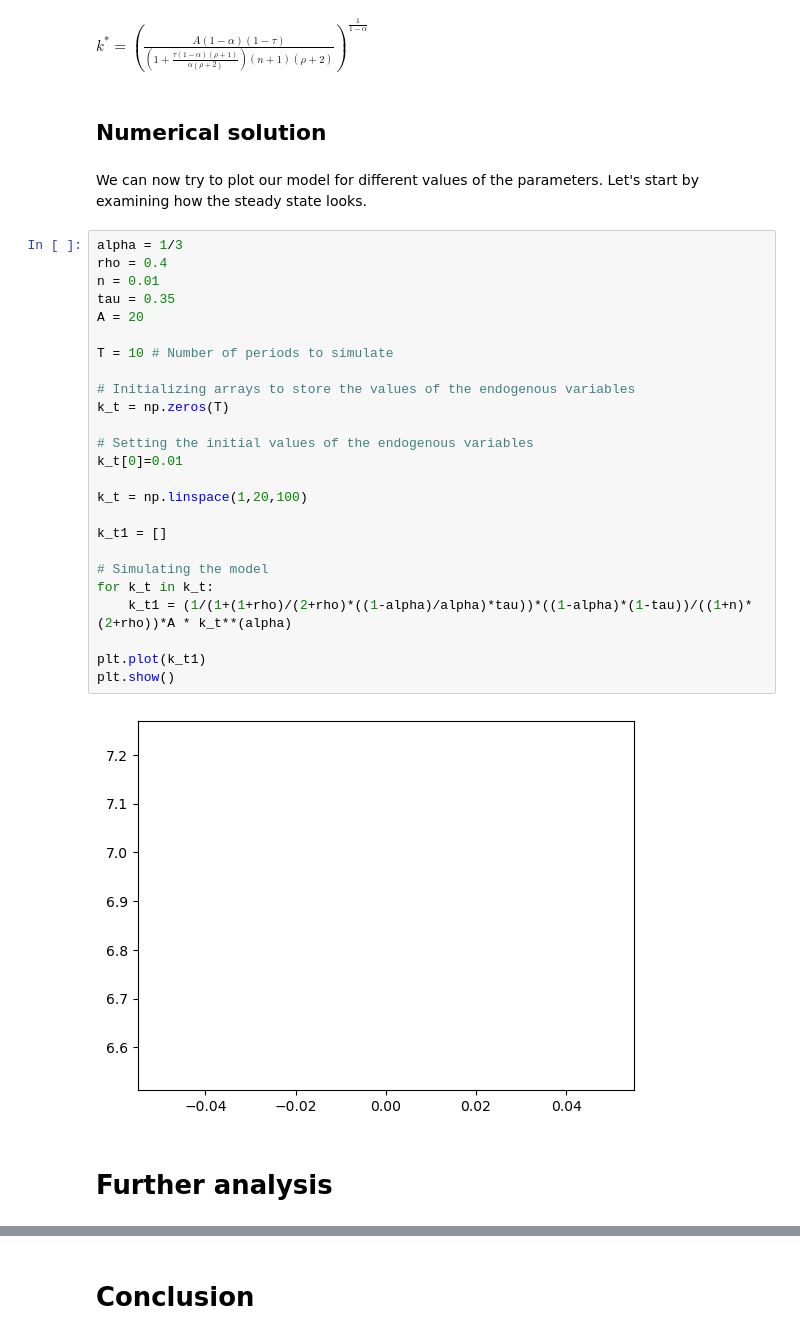
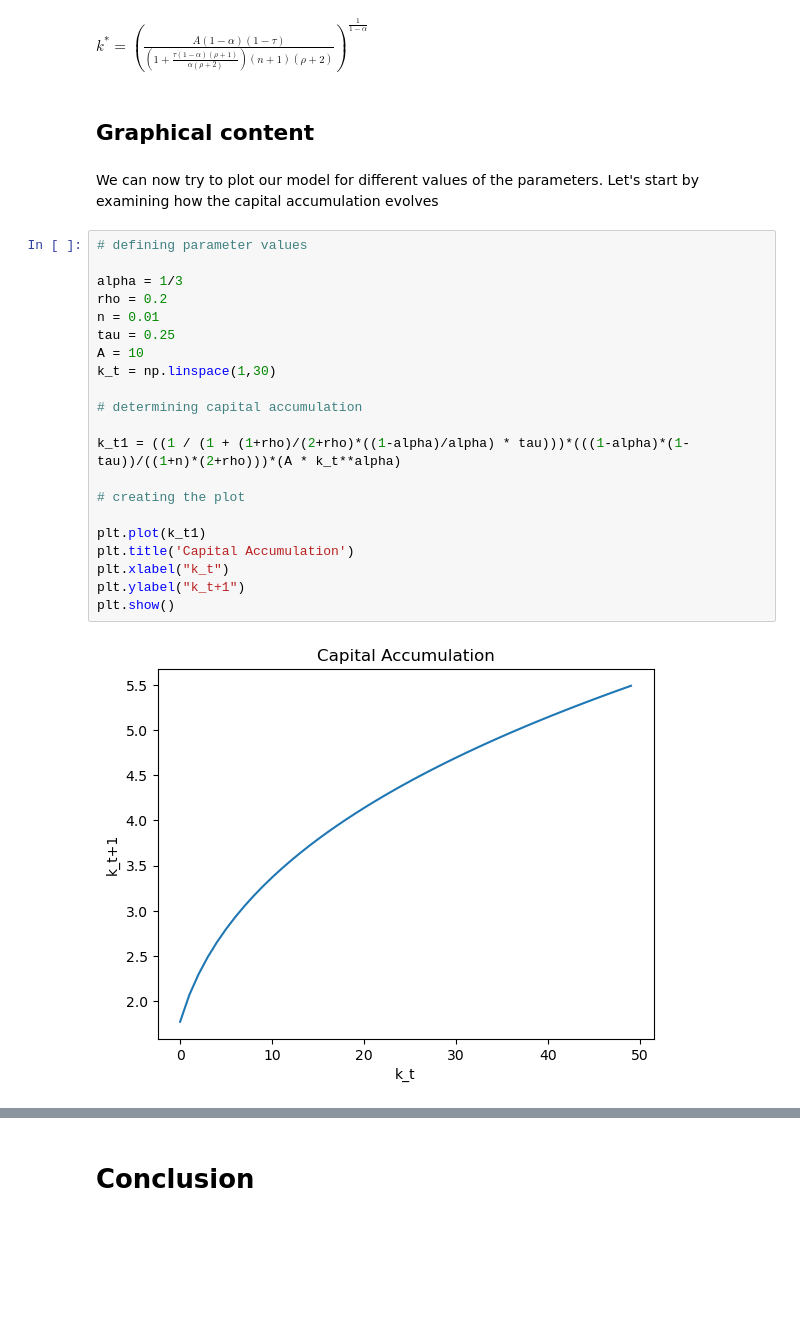
Before and after one commit to NumEconCopenhagen/projects-2023-julius-oskar, a Jupyter notebook: modelproject/modelproject.ipynb, the cells around one changed output, grey strips where cells are left out. Drawn from its saved outputs; the diff is of its cells as text; blank space fills up the shorter version.

```diff
--- a/modelproject/modelproject.ipynb
+++ b/modelproject/modelproject.ipynb
@@ -62,36 +79,30 @@ Capital Accumulation:
 $\displaystyle k_{t+1} = \frac{A k_{t}^{\alpha} \left(1 - \alpha\right) \left(1 - \tau\right)}{\left(1 + \frac{\tau \left(1 - \alpha\right) \left(\rho + 1\right)}{\alpha \left(\rho + 2\right)}\right) \left(n + 1\right) \left(\rho + 2\right)}$
 Steady State:
 $\displaystyle k^{*} = \left(\frac{A \left(1 - \alpha\right) \left(1 - \tau\right)}{\left(1 + \frac{\tau \left(1 - \alpha\right) \left(\rho + 1\right)}{\alpha \left(\rho + 2\right)}\right) \left(n + 1\right) \left(\rho + 2\right)}\right)^{\frac{1}{1 - \alpha}}$
-# %% [markdown]
-## Numerical solution
+# %% [markdown]
+## Graphical content
 # %% [markdown]
-We can now try to plot our model for different values of the parameters. Let's start by examining how the steady state looks.
+We can now try to plot our model for different values of the parameters. Let's start by examining how the capital accumulation evolves
 # %%
+# defining parameter values
+
 alpha = 1/3
-rho = 0.4
+rho = 0.2
 n = 0.01
-tau = 0.35
-A = 20
+tau = 0.25
+A = 10
+k_t = np.linspace(1,30)
 
-T = 10 # Number of periods to simulate
+# determining capital accumulation
 
-# Initializing arrays to store the values of the endogenous variables
-k_t = np.zeros(T)
+k_t1 = ((1 / (1 + (1+rho)/(2+rho)*((1-alpha)/alpha) * tau)))*(((1-alpha)*(1-tau))/((1+n)*(2+rho)))*(A * k_t**alpha)
 
-# Setting the initial values of the endogenous variables
-k_t[0]=0.01
-
-k_t = np.linspace(1,20,100)
-
-k_t1 = []
-
-# Simulating the model
-for k_t in k_t:
-    k_t1 = (1/(1+(1+rho)/(2+rho)*((1-alpha)/alpha)*tau))*((1-alpha)*(1-tau))/((1+n)*(2+rho))*A * k_t**(alpha)
+# creating the plot
 
 plt.plot(k_t1)
+plt.title('Capital Accumulation')
+plt.xlabel("k_t")
+plt.ylabel("k_t+1")
 plt.show()
 # %% [output]
-[figure, old version]
+[figure, new version]
-# %% [markdown]
-# Further analysis
```
Also changed, not shown: parts of 11 cells of this notebook, 2 other files.
